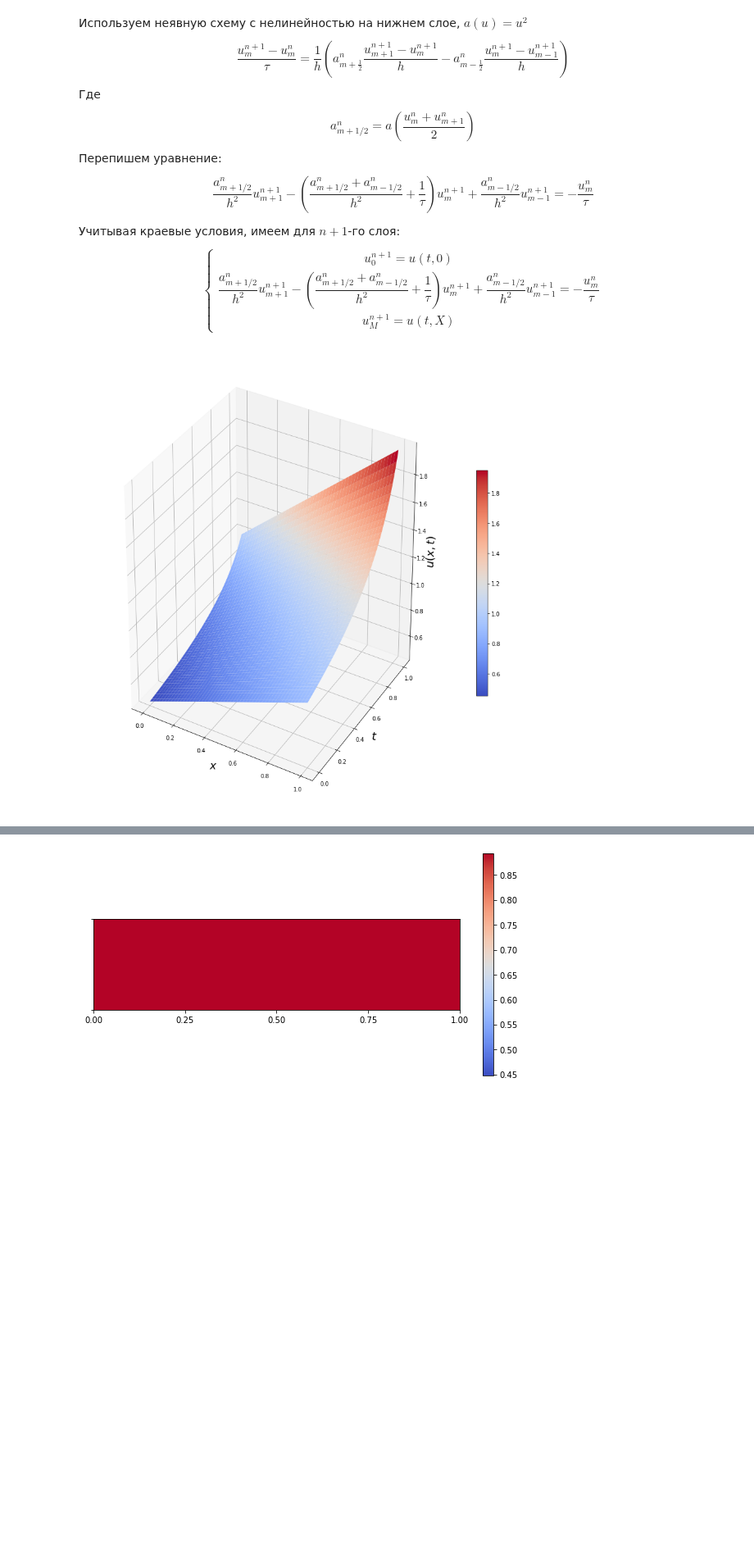
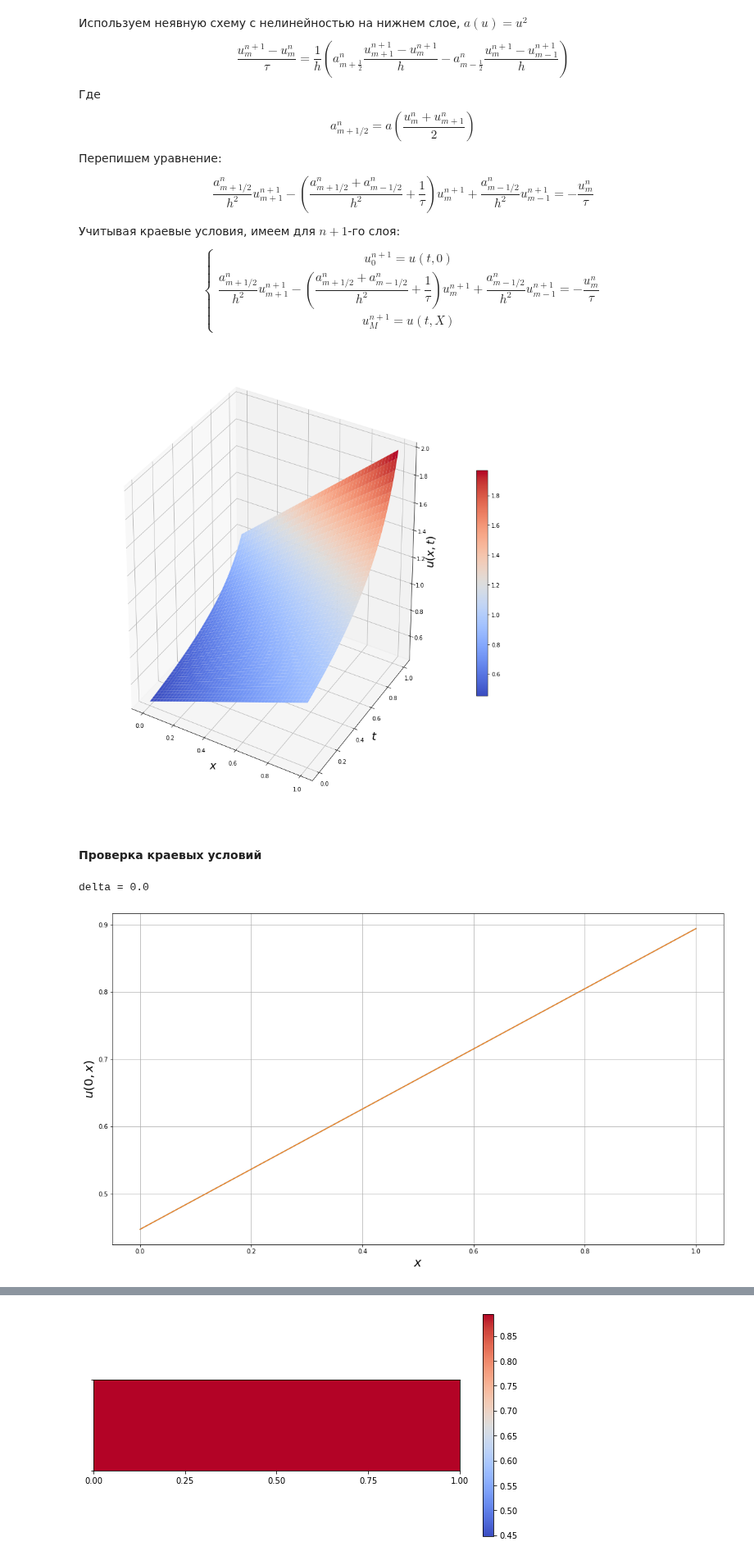
Before and after one commit to derzhavin3016/CompMath, a Jupyter notebook: Lab11/Lab11.ipynb, the cells around one changed output, grey strips where cells are left out. Shown at 82% size. Cells and saved outputs as stored; diff of their text form; code cells hidden in the pictures; blank space fills up the shorter version.

```diff
--- a/Lab11/Lab11.ipynb
+++ b/Lab11/Lab11.ipynb
@@ -77,8 +77,8 @@ T = 1
 X = 1
 h = 1e-3
 tau = 1e-3
-Nt = int(T / tau)
-Nx = int(X / h)
+Nt = int(T / tau) + 1
+Nx = int(X / h) + 1
 
 u = np.zeros((Nt, Nx))
 
@@ -117,6 +117,18 @@ def solve_layer(layer_id):
 
   return line
 
+def solve_layer_it(i):
+  eps = 1e-6
+
+  prev_ln = u[i - 1]
+  delta = None
+  while delta is None or delta < eps:
+    line = solve_layer(i)
+    delta = np.max(np.abs((line - prev_ln) / line))
+    prev_ln = line
+
+  return line
+
 def solve():
   for i in range(u.shape[0]):
     u[i][0] = ut0(i * tau)
@@ -126,7 +138,7 @@ def solve():
     u[0][i] = u0x(i * h)
 
   for i in range(1, u.shape[0]):
-    u[i] = solve_layer(i)
+    u[i] = solve_layer_it(i)
 
 solve()
 # %%
@@ -143,4 +155,17 @@ graph.set_zlabel("$u(x, t)$", fontsize=20)
 fig.colorbar(surf, shrink=0.5)
 plt.grid()
 # %% [output]
-[figure, old version]
+[figure, new version]
+# %% [markdown]
+#### Проверка краевых условий
+# %%
+plt.figure(figsize=[18, 10])
+plt.plot(x, u[0])
+plt.plot(x, u0x(x))
+plt.xlabel("$x$", fontsize=20)
+plt.ylabel("$u(0, x)$", fontsize=20)
+plt.grid()
+print(f'delta = {np.mean(np.abs(u[0] - u0x(x)))}')
+# %% [output]
+delta = 0.0
+[figure, added]
```
Also changed, not shown: parts of 3 cells of this notebook.
